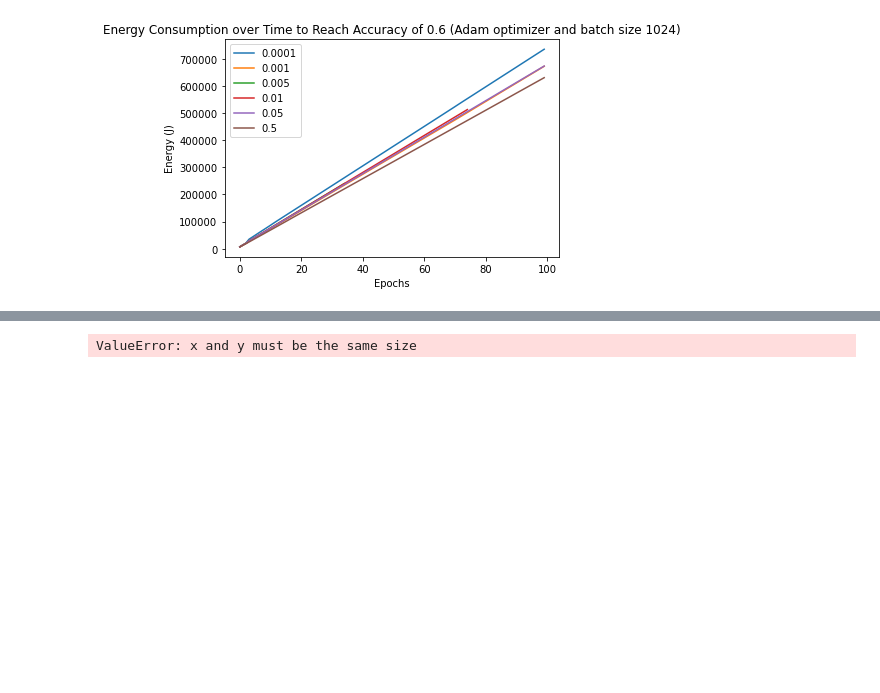
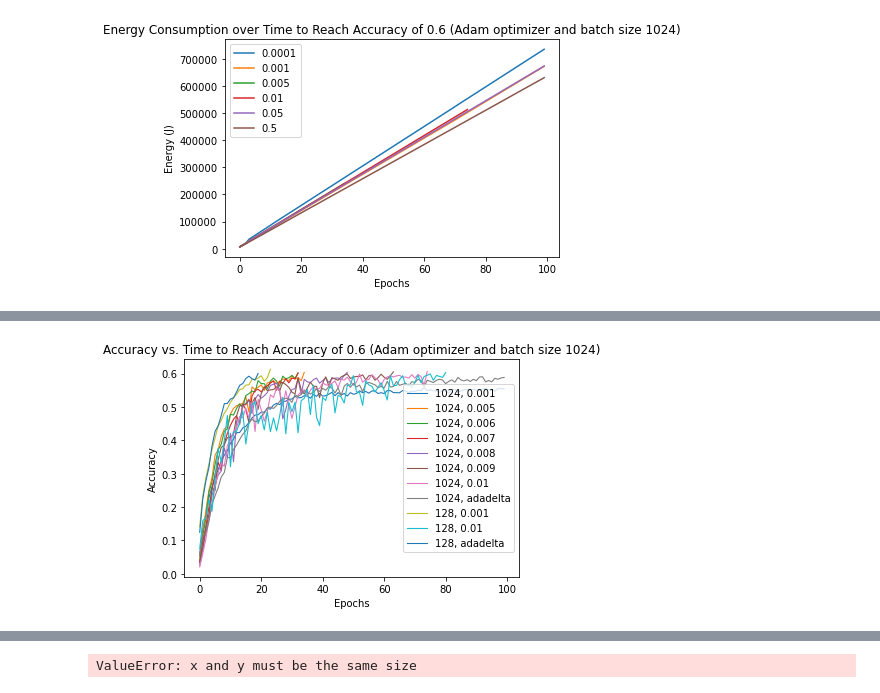
Before and after one commit to matchaginseng/automatic-bassoon, a Jupyter notebook: plots/shufflenetv2_bs1024_adam_sweep/shufflenetv2_bs1024_adam_sweep.ipynb, the cells around one changed output, grey strips where cells are left out. Cells and saved outputs as stored; diff of their text form; code cells hidden in the pictures; blank space fills up the shorter version.

```diff
--- a/plots/shufflenetv2_bs1024_adam_sweep/shufflenetv2_bs1024_adam_sweep.ipynb
+++ b/plots/shufflenetv2_bs1024_adam_sweep/shufflenetv2_bs1024_adam_sweep.ipynb
@@ -204,0 +268,21 @@ plt.show()
+# %%
+# The files we want to keep and plot
+interesting_files = ["lr_0.001_adam_bs1024.txt", "lr_0.005_adam_bs1024.txt", 'lr_0.006_adam_bs1024.txt',
+                     'lr_0.007_adam_bs1024.txt', 'lr_0.008_adam_bs1024.txt', 'lr_0.009_adam_bs1024.txt',
+                     "lr_0.01_adam_bs1024.txt", 'adadelta_bs1024.txt', 'lr_0.001_adam_bs128.txt',
+                     'lr_0.01_adam_bs128.txt', 'adadelta_bs128.txt']
+# %%
+# Accuracy over epochs
+for file in interesting_files:
+    accuracy = accuracies[file]
+    epochs = range(len(accuracy))
+    label = '128, ' if '128' in file else '1024, '
+    label += file.split('_')[1] if 'adam' in file else 'adadelta'
+    plt.plot(epochs, accuracy, label=label, linewidth=1.1)
+plt.xlabel('Epochs')
+plt.ylabel('Accuracy')
+plt.title('Accuracy vs. Time to Reach Accuracy of 0.6 (Adam optimizer and batch size 1024)')
+plt.legend(loc='right')
+plt.show()
+# %% [output]
+[figure, added]
```
Also changed, not shown: parts of 25 cells of this notebook, 11 other files.
